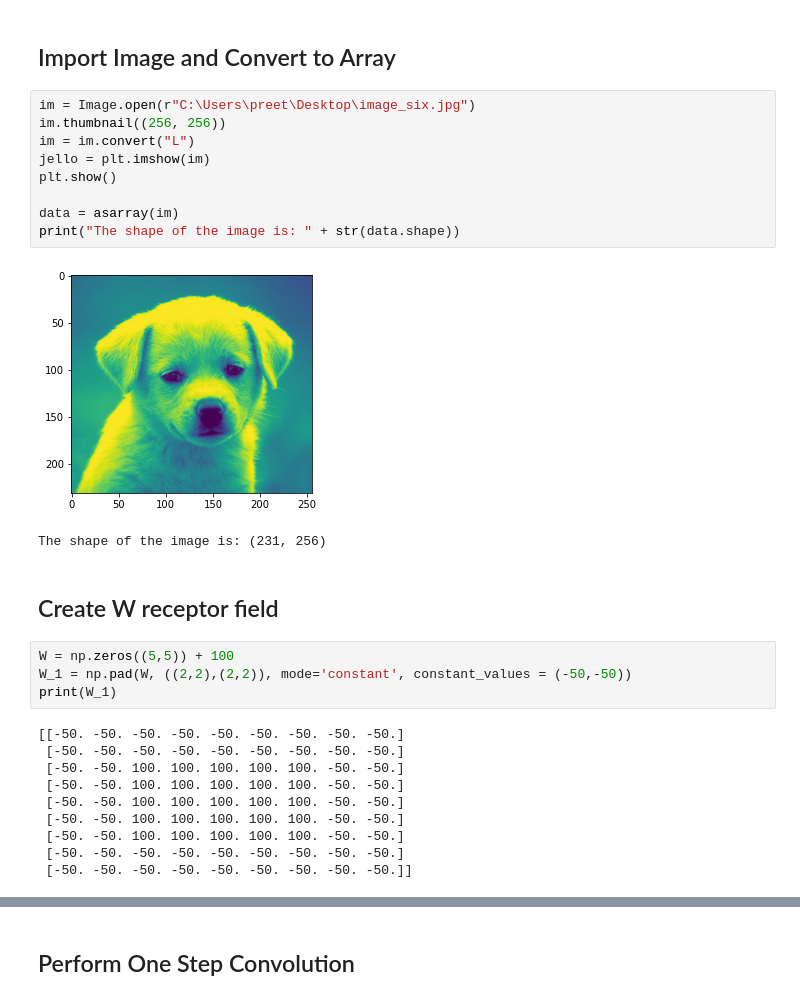
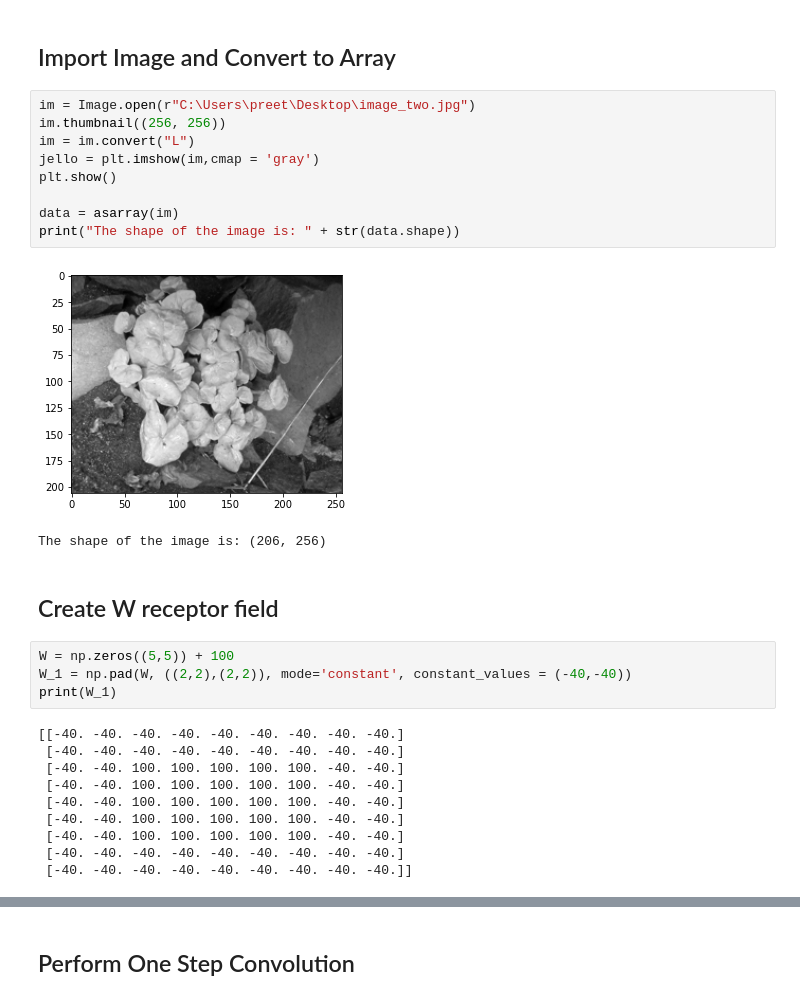
Before and after one commit to pre6/Jupyter-Notebooks, a Jupyter notebook: Simple Retinal CNN.ipynb, the cells around one changed output, grey strips where cells are left out. Cells and saved outputs as stored; diff of their text form.

```diff
--- a/Simple Retinal CNN.ipynb
+++ b/Simple Retinal CNN.ipynb
@@ -10,30 +10,30 @@ from numpy import asarray
 # %% [markdown]
 ## Import Image and Convert to Array
 # %%
-im = Image.open(r"C:\Users\preet\Desktop\image_six.jpg")
+im = Image.open(r"C:\Users\preet\Desktop\image_two.jpg")
 im.thumbnail((256, 256))
 im = im.convert("L")
-jello = plt.imshow(im)
+jello = plt.imshow(im,cmap = 'gray')
 plt.show()
 
 data = asarray(im)
 print("The shape of the image is: " + str(data.shape))
 # %% [output]
-[figure, old version]
+[figure, new version]
-The shape of the image is: (231, 256)
+The shape of the image is: (206, 256)
 # %% [markdown]
 ## Create W receptor field
 # %%
 W = np.zeros((5,5)) + 100
-W_1 = np.pad(W, ((2,2),(2,2)), mode='constant', constant_values = (-50,-50))
+W_1 = np.pad(W, ((2,2),(2,2)), mode='constant', constant_values = (-40,-40))
 print(W_1)
 # %% [output]
-[[-50. -50. -50. -50. -50. -50. -50. -50. -50.]
- [-50. -50. -50. -50. -50. -50. -50. -50. -50.]
- [-50. -50. 100. 100. 100. 100. 100. -50. -50.]
- [-50. -50. 100. 100. 100. 100. 100. -50. -50.]
- [-50. -50. 100. 100. 100. 100. 100. -50. -50.]
- [-50. -50. 100. 100. 100. 100. 100. -50. -50.]
- [-50. -50. 100. 100. 100. 100. 100. -50. -50.]
- [-50. -50. -50. -50. -50. -50. -50. -50. -50.]
- [-50. -50. -50. -50. -50. -50. -50. -50. -50.]]
+[[-40. -40. -40. -40. -40. -40. -40. -40. -40.]
+ [-40. -40. -40. -40. -40. -40. -40. -40. -40.]
+ [-40. -40. 100. 100. 100. 100. 100. -40. -40.]
+ [-40. -40. 100. 100. 100. 100. 100. -40. -40.]
+ [-40. -40. 100. 100. 100. 100. 100. -40. -40.]
+ [-40. -40. 100. 100. 100. 100. 100. -40. -40.]
+ [-40. -40. 100. 100. 100. 100. 100. -40. -40.]
+ [-40. -40. -40. -40. -40. -40. -40. -40. -40.]
+ [-40. -40. -40. -40. -40. -40. -40. -40. -40.]]
```
Also changed, not shown: parts of 7 cells of this notebook.
